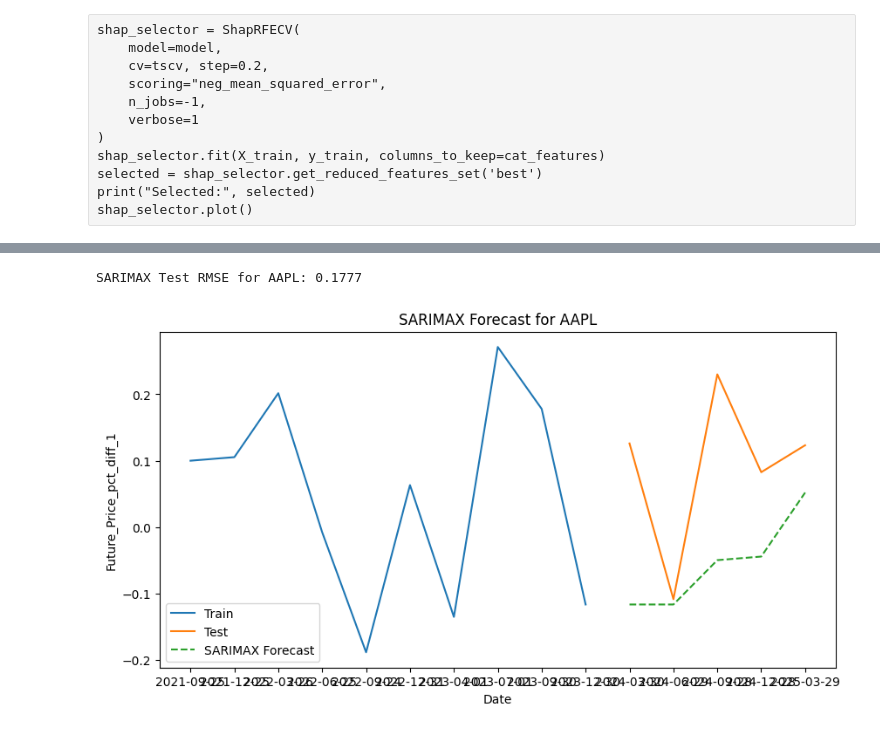
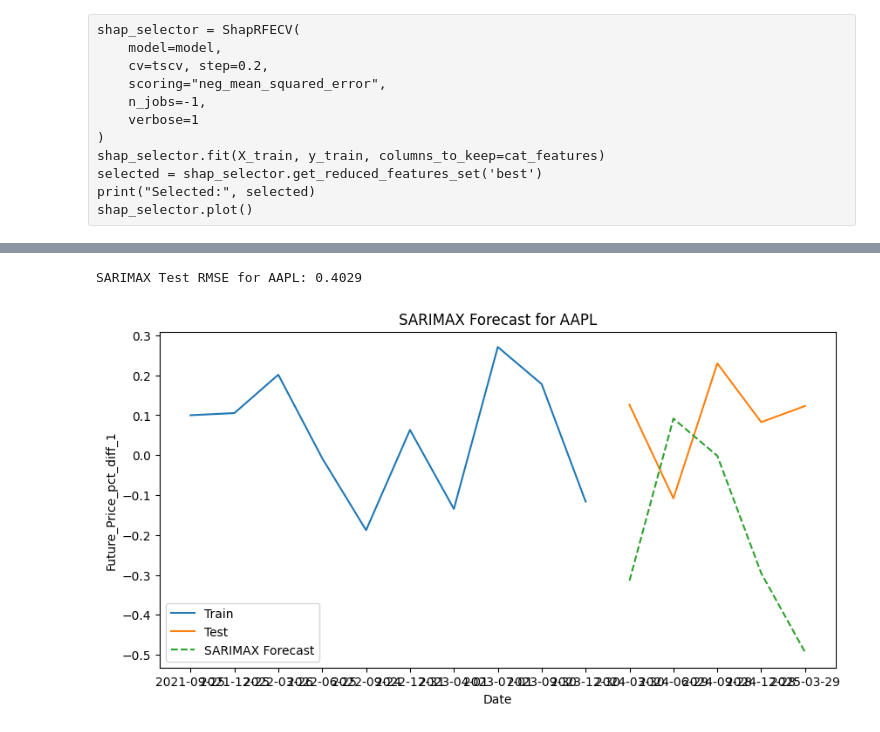
Before and after one commit to SerjWeesp/sp500, a Jupyter notebook: sp500_prediction.ipynb, the cells around one changed output, grey strips where cells are left out. Saved outputs shown, nothing was run; the diff lists cells and outputs as text; code cells hidden in the pictures.

```diff
--- a/sp500_prediction.ipynb
+++ b/sp500_prediction.ipynb
@@ -605,53 +630,51 @@ GRU Test RMSE: 0.0766
 import matplotlib.pyplot as plt
 import statsmodels.api as sm
 
-# Example: Use one ticker for univariate SARIMAX (e.g., 'AAPL')
+# Apply for AAPL ticker
 ticker = 'AAPL'
 ticker_df = df[df['Ticker'] == ticker].copy()
 ticker_df = ticker_df.sort_values('Date')
-
-# Use the same split as before
 train_ticker = ticker_df[ticker_df['Date'] < split_date]
 test_ticker = ticker_df[ticker_df['Date'] >= split_date]
 
-# SARIMAX expects a 1D array for endog
+# a 1D array for endog for sarimax
 y_train_sarimax = train_ticker[target]
 y_test_sarimax = test_ticker[target]
 
-# You can tune (p,d,q) and (P,D,Q,s) for your data. Here is a simple example:
-order = (1, 1, 1)
-seasonal_order = (0, 1, 1, 12)  # Monthly seasonality, adjust as needed
+# tune (p,d,q) and (P,D,Q,s)
+order = (2, 1, 2)
+seasonal_order = (0, 1, 1, 4)
 
 # Fit SARIMAX
 sarimax_model = sm.tsa.SARIMAX(
     y_train_sarimax,
     order=order,
     seasonal_order=seasonal_order,
     enforce_stationarity=False,
     enforce_invertibility=False
 )
 sarimax_result = sarimax_model.fit(disp=False)
 
 # Forecast
 n_test = len(y_test_sarimax)
 sarimax_forecast = sarimax_result.forecast(steps=n_test)
 
 # Evaluate
 sarimax_rmse = np.sqrt(
     np.mean((sarimax_forecast - y_test_sarimax.values) ** 2))
 print(f"SARIMAX Test RMSE for {ticker}: {sarimax_rmse:.4f}")
 
 # Plot
 plt.figure(figsize=(10, 5))
 plt.plot(train_ticker['Date'], y_train_sarimax, label='Train')
 plt.plot(test_ticker['Date'], y_test_sarimax, label='Test')
 plt.plot(test_ticker['Date'], sarimax_forecast,
          label='SARIMAX Forecast', linestyle='--')
 plt.title(f'SARIMAX Forecast for {ticker}')
 plt.xlabel('Date')
 plt.ylabel(target)
 plt.legend()
 plt.show()
 # %% [output]
-SARIMAX Test RMSE for AAPL: 0.1777
+SARIMAX Test RMSE for AAPL: 0.4029
-[figure, old version]
+[figure, new version]
```
Also changed, not shown: parts of 13 cells of this notebook, 1 other file.
